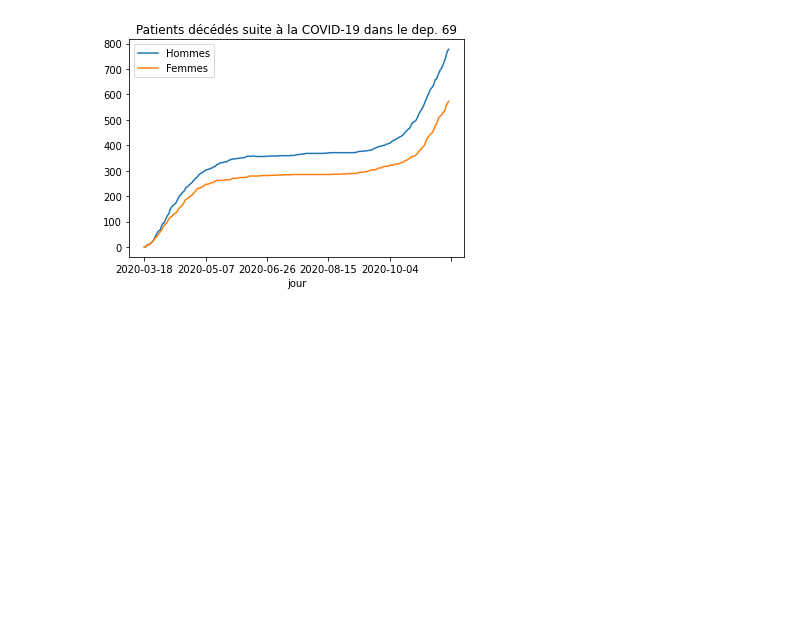
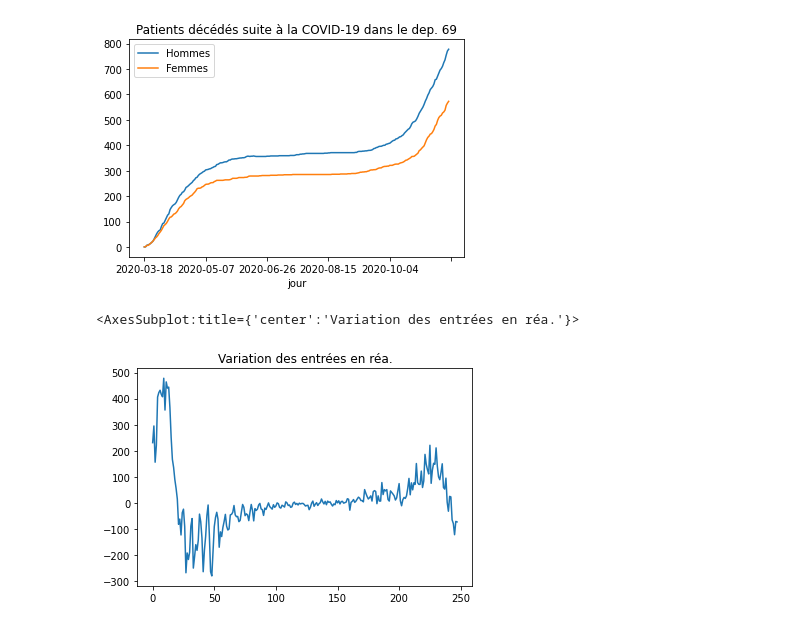
Before and after one commit to Kartmaan/Covid_19_fr, a Jupyter notebook: cov_hosp.ipynb, the cells around one changed output. Drawn from its saved outputs; the diff is of its cells as text; code cells hidden in the pictures; blank space fills up the shorter version.

```diff
--- a/cov_hosp.ipynb
+++ b/cov_hosp.ipynb
@@ -158,3 +158,28 @@ dc_2.legend(["Hommes", "Femmes"])
 # %% [output]
 <matplotlib.legend.Legend at 0x...>
 [figure]
+# %%
+def ratio(x): # <list>
+
+    i = 1
+    loop = 0
+    L = []
+
+    while loop < len(x) - 1 :
+        res = x[i] - x[i - 1]
+        #res = abs(res)
+        L.append(res)
+        i += 1
+        loop += 1
+
+    L = pd.Series(L)
+
+    return L #<list>
+
+#cov_rea_list = list(cov_rea)
+out = ratio(cov_rea)
+
+out.plot(title="Variation des entrées en réa.")
+# %% [output]
+<AxesSubplot:title={'center':'Variation des entrées en réa.'}>
+[figure, added]
```
